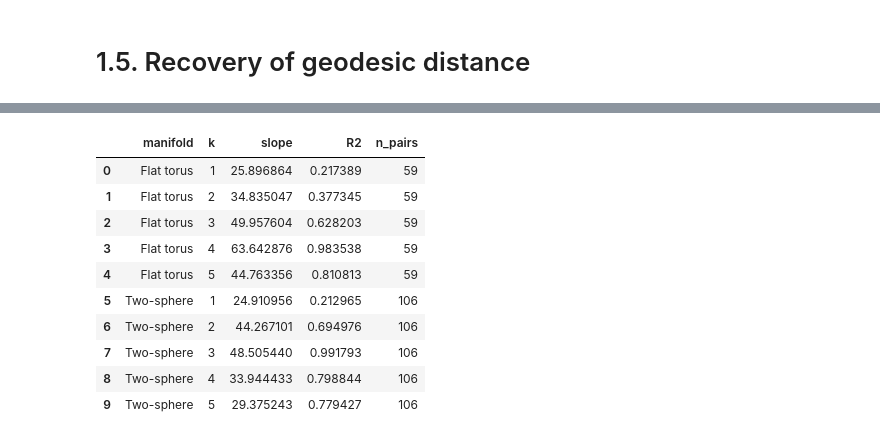
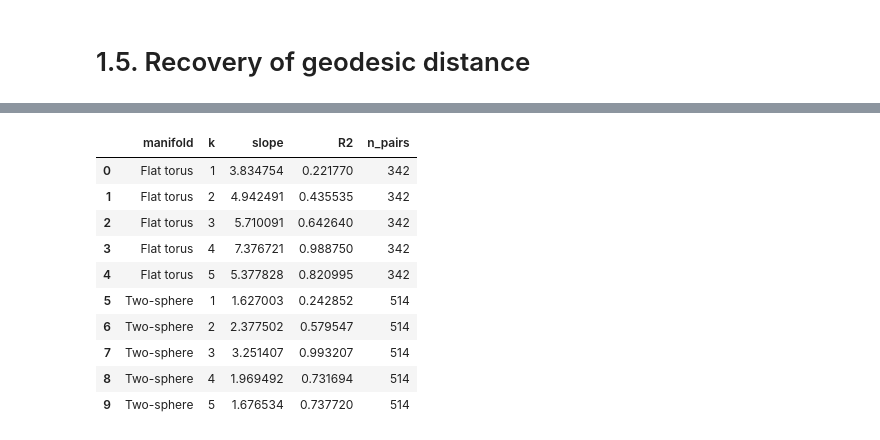
Before and after one commit to adamfowliee/JDKF_Starter, a Jupyter notebook: InitialTasks/diffusion.ipynb, the cells around one changed output, grey strips where cells are left out. Cells and saved outputs as stored; diff of their text form; code cells hidden in the pictures.

```diff
--- a/InitialTasks/diffusion.ipynb
+++ b/InitialTasks/diffusion.ipynb
@@ -531,16 +552,24 @@ plt.show()
 # %% [markdown]
 # 1.5. Recovery of geodesic distance
-# %%
-X_ft, theta_ft, phi_ft = X_torus, I_torus[0], I_torus[1]
-X_ts = X_sphere
-
-Psi_ft = embedding_real(X_ft, epsilon=EPS_FT, k=5)
-Psi_ts = embedding_real(X_ts, epsilon=EPS_TS, k=5)
 # %%
-a = np.random.choice(5000, size=500)
-b = np.random.choice(5000, size=500)
+def create_pairs(n_samples, n_pairs=500):
+    a = np.random.choice(n_samples, size=n_pairs)
+    b = np.random.choice(n_samples, size=n_pairs)
 
-pairs = np.stack((a, b), axis=1)
+    pairs = np.stack((a, b), axis=1)
+
+    # remove self-pairs
+    pairs = pairs[pairs[:, 0] != pairs[:, 1]]
+
+    # remove duplicates and reverse duplicates
+    pairs = np.sort(pairs, axis=1)
+    pairs = np.unique(pairs, axis=0)
+
+    return pairs
+
+np.random.seed(0)
+n_samples = X_torus.shape[0]
+pairs = create_pairs(n_samples, n_pairs=2500)
 # %%
 def diffusion_distance(Psi, pairs):
     '''
@@ -637,49 +686,51 @@ plt.show()
 # %%
-import pandas as pd
-
-rows = []
-
-def analyze_embedding(name, Psi, geo_func, max_k=None):
+def analyze_embedding(name, Psi, geo_func, d_max=None, max_k=None):
+    rows = []
     ncols = Psi.shape[1]
     maxk = ncols if max_k is None else min(ncols, max_k)
     for k in range(1, maxk + 1):
         D_emb = diffusion_distance(Psi[:, :k], pairs)
         d_geo = geo_func()
 
-        d_max = max(d_geo)
+        if d_max is None:
+            d_max = max(d_geo)
+
         mask = d_geo < 0.3 * d_max
 
         D_emb = np.asarray(D_emb)[mask].flatten()
         d_geo = np.asarray(d_geo)[mask].flatten()
 
         mask = ~np.isnan(D_emb) & ~np.isnan(d_geo)
         if np.sum(mask) < 2:
             slope = np.nan
             r2 = np.nan
         else:
             res = sp.stats.linregress(D_emb[mask], d_geo[mask])
             slope = res.slope
             r2 = res.rvalue ** 2
 
         rows.append({'manifold': name, 'k': k, 'slope': slope, 'R2': r2, 'n_pairs': int(np.sum(mask))})
 
+    return rows
+
 
 if 'Psi_ft' in globals():
-    analyze_embedding('Flat torus', Psi_ft, lambda: analytic_dist_torus(theta_ft, phi_ft, pairs))
+    ft_rows = analyze_embedding('Flat torus', Psi_ft, lambda: analytic_dist_torus(theta_ft, phi_ft, pairs), d_max=np.pi*np.sqrt(2))
 if 'Psi_ts' in globals():
-    analyze_embedding('Two-sphere', Psi_ts, lambda: analytic_dist_sphere(X_ts, pairs))
+    ts_rows = analyze_embedding('Two-sphere', Psi_ts, lambda: analytic_dist_sphere(X_sphere, pairs), d_max=np.pi)
 
+rows = ft_rows + ts_rows
 df = pd.DataFrame(rows)
 display(df)
 # %% [output]
 |  | manifold | k | slope | R2 | n_pairs |
-| 0 | Flat torus | 1 | 25.896864 | 0.217389 | 59 |
-| 1 | Flat torus | 2 | 34.835047 | 0.377345 | 59 |
-| 2 | Flat torus | 3 | 49.957604 | 0.628203 | 59 |
-| 3 | Flat torus | 4 | 63.642876 | 0.983538 | 59 |
-| 4 | Flat torus | 5 | 44.763356 | 0.810813 | 59 |
-| 5 | Two-sphere | 1 | 24.910956 | 0.212965 | 106 |
-| 6 | Two-sphere | 2 | 44.267101 | 0.694976 | 106 |
-| 7 | Two-sphere | 3 | 48.505440 | 0.991793 | 106 |
-| 8 | Two-sphere | 4 | 33.944433 | 0.798844 | 106 |
-| 9 | Two-sphere | 5 | 29.375243 | 0.779427 | 106 |
+| 0 | Flat torus | 1 | 3.834754 | 0.221770 | 342 |
+| 1 | Flat torus | 2 | 4.942491 | 0.435535 | 342 |
+| 2 | Flat torus | 3 | 5.710091 | 0.642640 | 342 |
+| 3 | Flat torus | 4 | 7.376721 | 0.988750 | 342 |
+| 4 | Flat torus | 5 | 5.377828 | 0.820995 | 342 |
+| 5 | Two-sphere | 1 | 1.627003 | 0.242852 | 514 |
+| 6 | Two-sphere | 2 | 2.377502 | 0.579547 | 514 |
+| 7 | Two-sphere | 3 | 3.251407 | 0.993207 | 514 |
+| 8 | Two-sphere | 4 | 1.969492 | 0.731694 | 514 |
+| 9 | Two-sphere | 5 | 1.676534 | 0.737720 | 514 |
```
Also changed, not shown: parts of 37 cells of this notebook.
